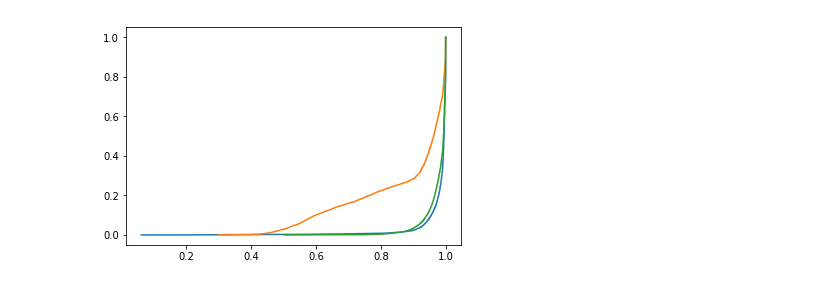
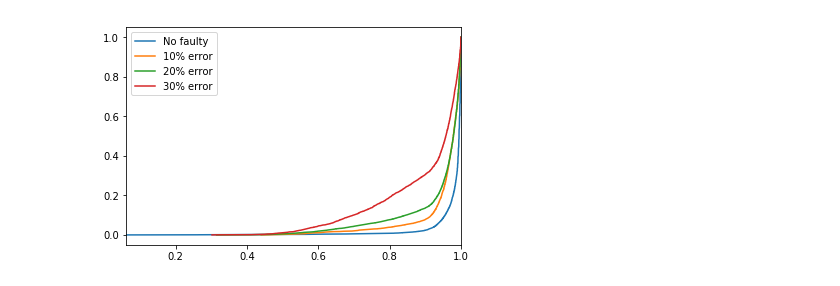
Before and after one commit to khulan8824/mn, a Jupyter notebook: log.ipynb, the cells around one changed output. Drawn from its saved outputs; the diff is of its cells as text; code cells hidden in the pictures.

```diff
--- a/log.ipynb
+++ b/log.ipynb
@@ -33,15 +33,20 @@ def getECDF(df):
     return ecdf
 # %%
 data0 = read_clients("faulty/0%/sim")
-data10 = read_clients("faulty/10/sim")
-data10_1 = read_clients("faulty/10%/sim")
+#data10 = read_clients("faulty/10/sim")
+data10 = read_clients("faulty/10%/sim")
+data20 = read_clients("faulty/20%/sim1")
+data30 = read_clients("faulty/30%/sim")
 
-data_im = read_clients("im/sim")
+#data_im = read_clients("im/sim")
 
 getECDF(data0).plot()
-getECDF(data10_1).plot()
-getECDF(data_im).plot()
+getECDF(data10).plot()
+getECDF(data20).plot()
+getECDF(data30).plot()
+
+plt.legend(['No faulty', '10% error', '20% error', '30% error'])
 
 plt.show()
 # %% [output]
-[figure, old version]
+[figure, new version]
```
Also changed, not shown: parts of 1 cell of this notebook.
